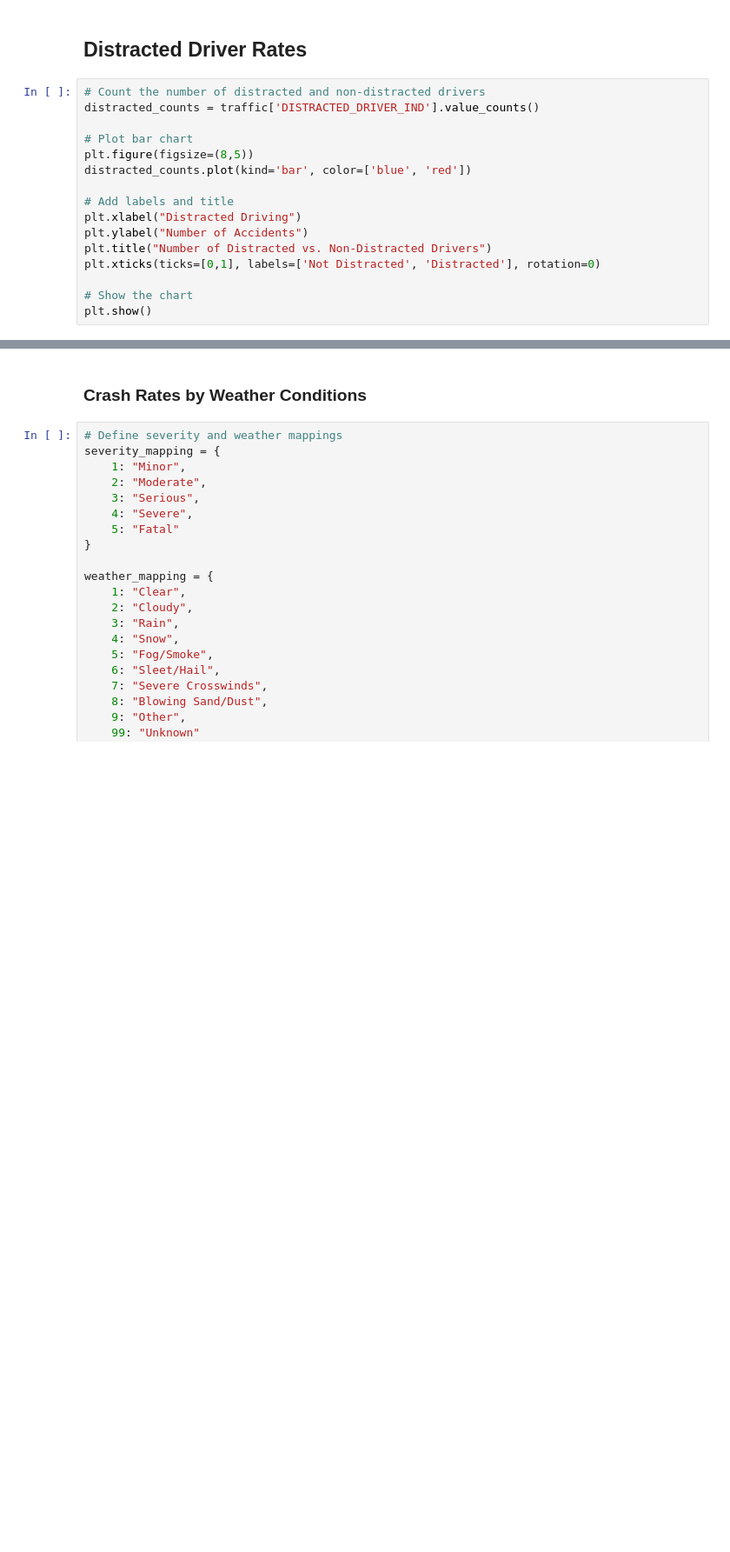
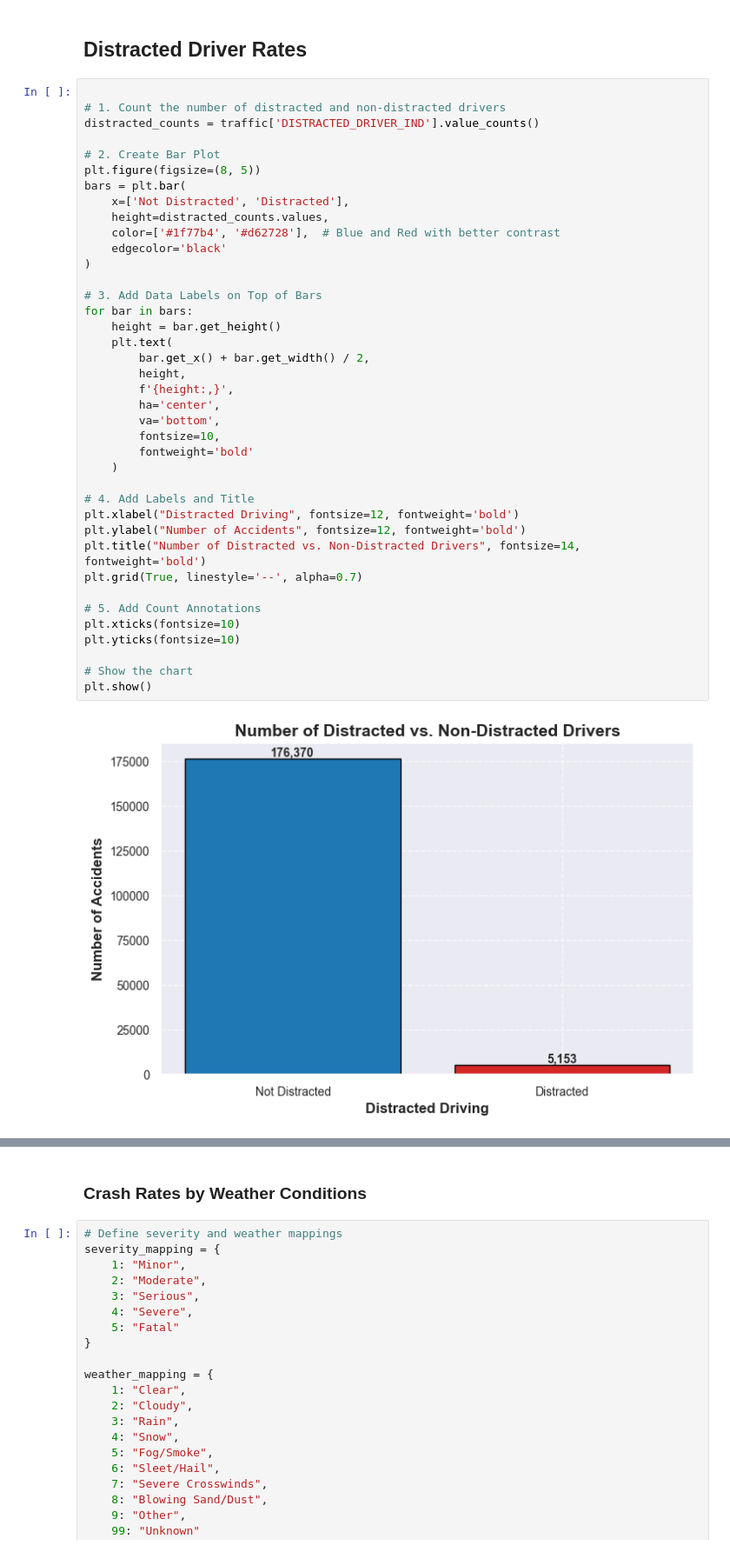
Before and after one commit to Jmillerd/City-of-Cleveland---Traffic-Safety-Data-Analysis, a Jupyter notebook: traffic.ipynb, the cells around one changed output, grey strips where cells are left out. Shown at 87% size. Cells and saved outputs as stored; diff of their text form; blank space fills up the shorter version.

Commit message:
Expand charts

```diff
--- a/traffic.ipynb
+++ b/traffic.ipynb
@@ -34,19 +40,44 @@ traffic.head()
 # %% [markdown]
 ## Distracted Driver Rates
 # %%
-# Count the number of distracted and non-distracted drivers
+
+# 1. Count the number of distracted and non-distracted drivers
 distracted_counts = traffic['DISTRACTED_DRIVER_IND'].value_counts()
 
-# Plot bar chart
-plt.figure(figsize=(8,5))
-distracted_counts.plot(kind='bar', color=['blue', 'red'])
+# 2. Create Bar Plot
+plt.figure(figsize=(8, 5))
+bars = plt.bar(
+    x=['Not Distracted', 'Distracted'],
+    height=distracted_counts.values,
+    color=['#1f77b4', '#d62728'],  # Blue and Red with better contrast
+    edgecolor='black'
+)
 
-# Add labels and title
-plt.xlabel("Distracted Driving")
-plt.ylabel("Number of Accidents")
-plt.title("Number of Distracted vs. Non-Distracted Drivers")
-plt.xticks(ticks=[0,1], labels=['Not Distracted', 'Distracted'], rotation=0)
+# 3. Add Data Labels on Top of Bars
+for bar in bars:
+    height = bar.get_height()
+    plt.text(
+        bar.get_x() + bar.get_width() / 2,
+        height,
+        f'{height:,}',
+        ha='center',
+        va='bottom',
+        fontsize=10,
+        fontweight='bold'
+    )
+
+# 4. Add Labels and Title
+plt.xlabel("Distracted Driving", fontsize=12, fontweight='bold')
+plt.ylabel("Number of Accidents", fontsize=12, fontweight='bold')
+plt.title("Number of Distracted vs. Non-Distracted Drivers", fontsize=14, fontweight='bold')
+plt.grid(True, linestyle='--', alpha=0.7)
+
+# 5. Add Count Annotations
+plt.xticks(fontsize=10)
+plt.yticks(fontsize=10)
 
 # Show the chart
 plt.show()
+# %% [output]
+[figure, added]
 # %%
```
Also changed, not shown: parts of 7 cells of this notebook.
